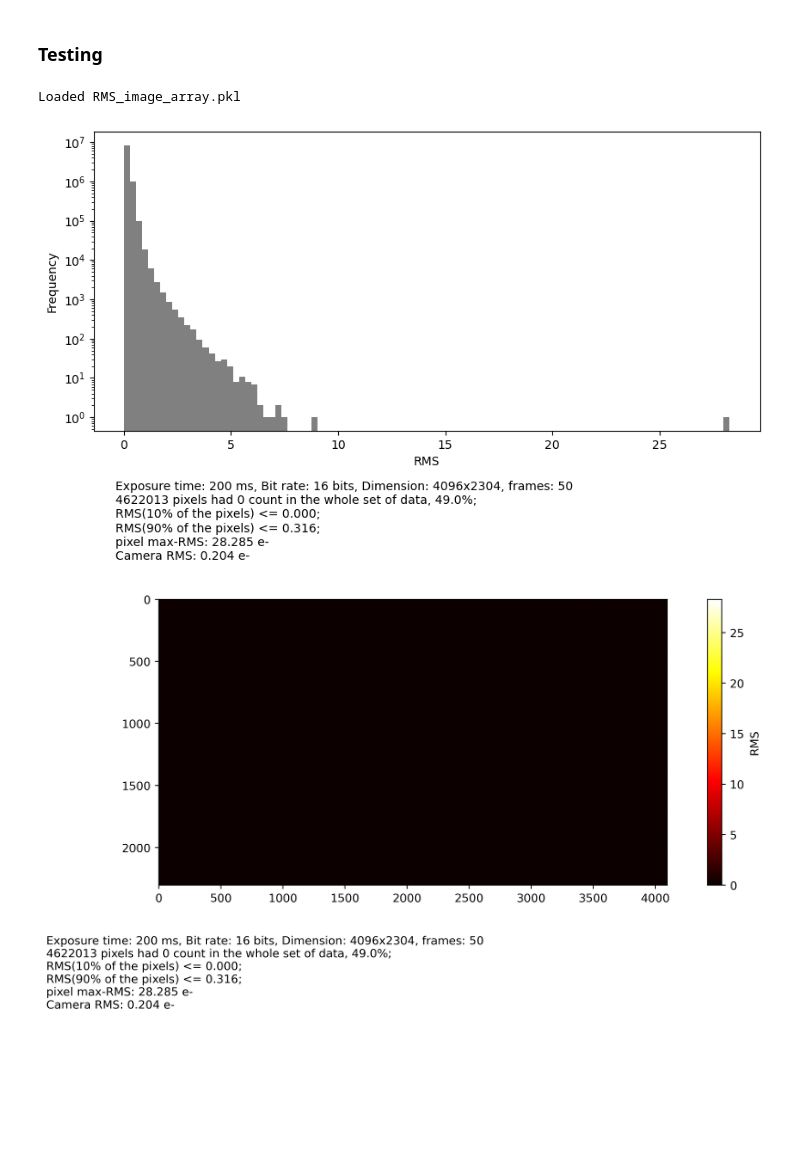
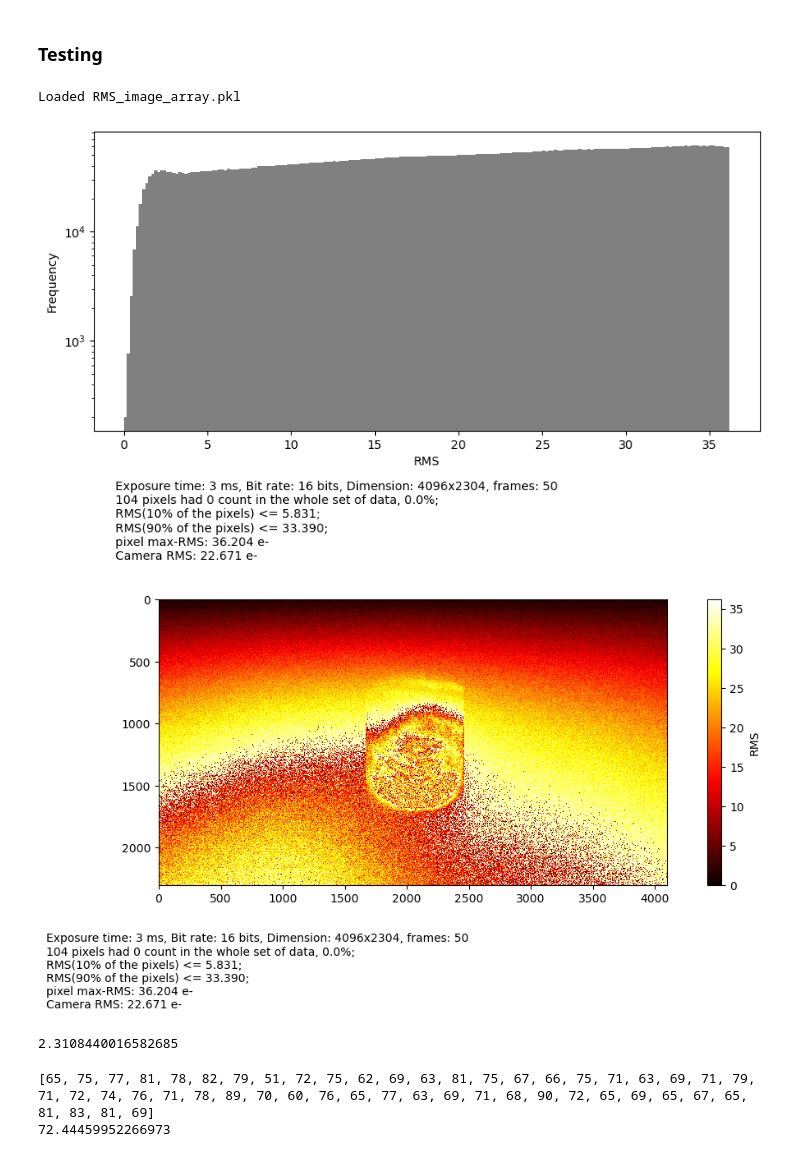
Before and after one commit to Siin42/qCMOS, a Jupyter notebook: pixel_RMS.ipynb, the cells around one changed output. Cells and saved outputs as stored; diff of their text form; code cells hidden in the pictures; blank space fills up the shorter version.

```diff
--- a/pixel_RMS.ipynb
+++ b/pixel_RMS.ipynb
@@ -89,29 +89,31 @@ def get_camera_RMS(RMS_array:np.ndarray) -> float:
 # %%
 tiff_main_folder = 'C:\\LABDATA_office\\3.12 qCMOS'
 # tiff_path = tiff_main_folder + '\\full_1s_6000_shot'
-tiff_path = tiff_main_folder + '\\full_frame_quick'
+# tiff_path = tiff_main_folder + '\\full_frame_quick'
 # tiff_path = tiff_main_folder + '\\full_frame'
 # tiff_path = tiff_main_folder + '\\full_200ms_6247shots'
 # tiff_path = tiff_main_folder + '\\full_200ms_6000shots_cutfrom6247'
 # tiff_path = tiff_main_folder + '\\full_5s_2000shots'
 # tiff_path = tiff_main_folder + '\\full_5s_6000shots'
+tiff_path = tiff_main_folder + '\\1024x1024_quick'
+tiff_path = 'C:\\Users\\Soyo\\OneDrive\\LABDATA\\3.25 laser fluctuation with qCMOS\\qCMOS'
 
 
 RMS_array = get_RMS_array_dense(tiff_path, array_configs)
 
 plot_configs:plotDict = dict(
                             array_type = 'RMS',
                             bin_amount = 200,
                             heatmap_max = None,
-                            dpi = 400,
-                            save = True
+                            dpi = 100,
+                            save = False
                             )
 
 
 plot_SUM_or_RMS(RMS_array, tiff_path, array_configs, plot_configs, 'bar')
 plot_SUM_or_RMS(RMS_array, tiff_path, array_configs, plot_configs, 'heat')
 # plot_SUM_or_RMS(RMS_array, tiff_path, array_configs, plot_type='heat', array_type='RMS', save=True)
 # %% [output]
 Loaded RMS_image_array.pkl
-[figure, old version]
+[figure, new version]
-[figure, old version]
+[figure, new version]
@@ -117,0 +124,20 @@ Loaded RMS_image_array.pkl
+# %%
+print(RMS_array[1500, 1800])
+# %% [output]
+2.3108440016582685
+# %%
+pixel_list = [-1]*len(image_arrays_csr)
+for i in range(len(image_arrays_csr)):
+    img = image_arrays_csr[i]
+    element = img[1500, 1800]
+    pixel_list[i] = element
+
+assert all(i>0 for i in pixel_list)
+
+print(pixel_list)
+
+rms = np.sqrt(np.mean(np.array(pixel_list)**2))
+print(rms)
+# %% [output]
+[65, 75, 77, 81, 78, 82, 79, 51, 72, 75, 62, 69, 63, 81, 75, 67, 66, 75, 71, 63, 69, 71, 79, 71, 72, 74, 76, 71, 78, 89, 70, 60, 76, 65, 77, 63, 69, 71, 68, 90, 72, 65, 69, 65, 67, 65, 81, 83, 81, 69]
+72.44459952266973
```
Also changed, not shown: parts of 3 cells of this notebook, 4 other files.
